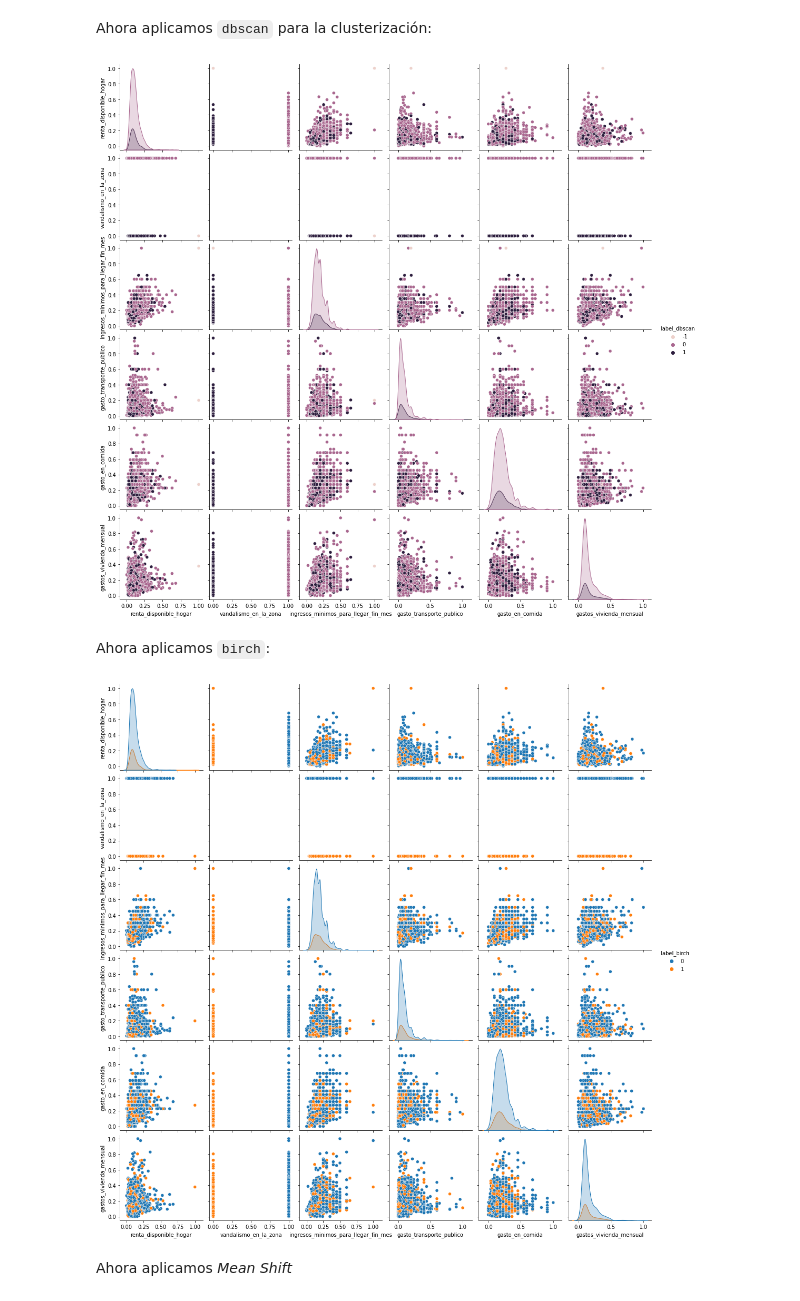
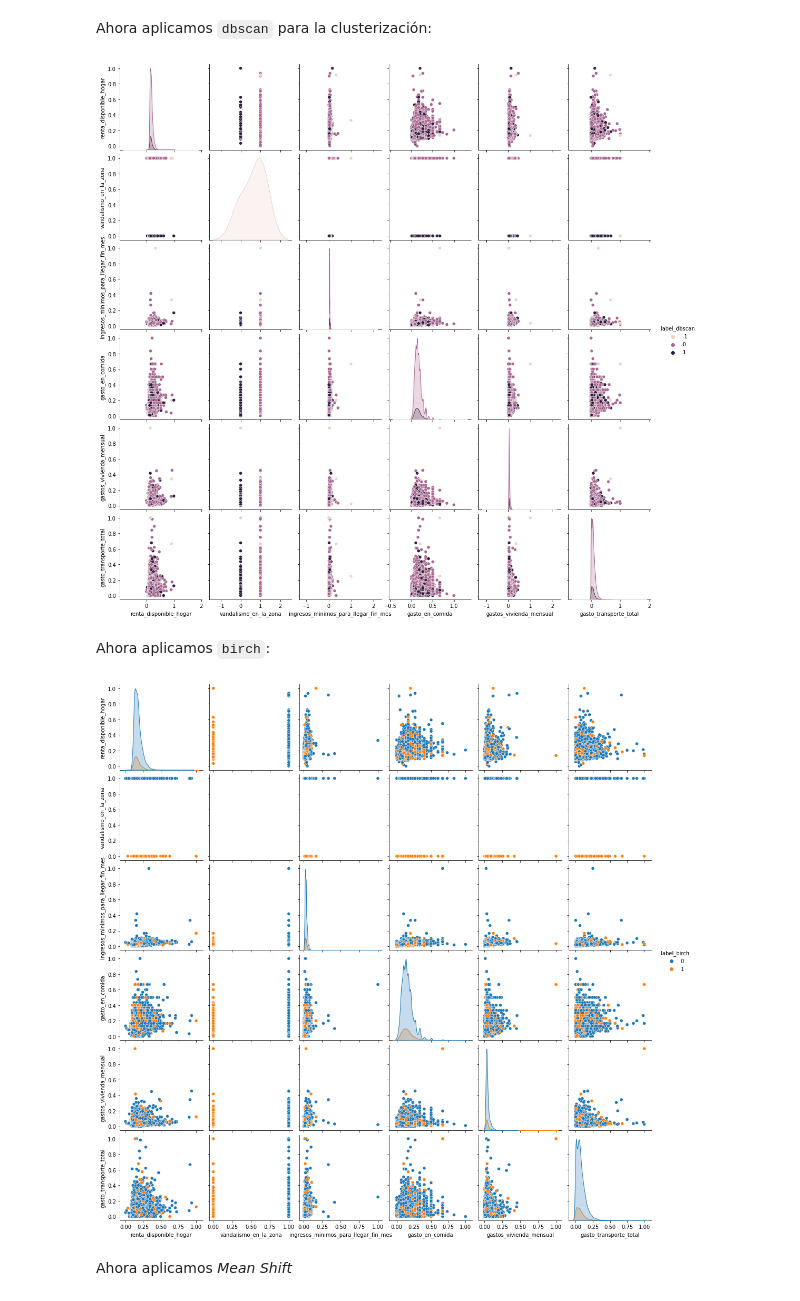
Before and after one commit to SergioQuijanoRey/PracticasInteligenciaNegocio, a Jupyter notebook: Práctica 2/Casos de estudio.ipynb, the cells around one changed output. Saved outputs shown, nothing was run; the diff lists cells and outputs as text; code cells hidden in the pictures.

Commit message:
feat: añado la metrica gasto total en transporte que mejora enormemente los resultados

```diff
--- a/Práctica 2/Casos de estudio.ipynb
+++ b/Práctica 2/Casos de estudio.ipynb
@@ -95,13 +96,13 @@ def compute_dbscan(df: pd.DataFrame, eps: float = 0.3, min_samples: int = 10) ->
     return db.labels_
 
 @time_func
-def compute_birch(df: pd.DataFrame, num_clusters: int = None) -> np.array:
+def compute_birch(df: pd.DataFrame, num_clusters: int = None, threshold: float = 0.5) -> np.array:
     """
     Dado un dataframe con los datos a clusterizar, calcula el vector con las
     etiquetas de la clusterizacion birch
     """
 
-    brc = Birch(n_clusters=num_clusters)
+    brc = Birch(n_clusters=num_clusters, threshold = threshold)
     brc.fit(df)
     return brc.labels_
 
@@ -400,3 +403,16 @@ df_global[pidio_ayuda] = df_global.apply(lambda row: pidio_ayuda_condicion(row[p
+# %%
+def sum_gastos(publico, privado):
+
+    # Tratamos los valores None o NaN
+    if publico is None or math.isnan(publico) is True:
+        publico = 0.0
+    if privado is None or math.isnan(privado) is True:
+        privado = 0.0
+
+    return publico + privado
+
+gasto_transporte_total = "gasto_transporte_total"
+df_global[gasto_transporte_total] = df_global.apply(lambda row: sum_gastos(row[gasto_transporte_privado], row[gasto_transporte_publico]), axis = 1)
 # %% [markdown]
 Queremos tener una variable en la que dispongamos del dinero que le queda a una familia, de la forma $total\_ingresos - total\_gastos$
 # %%
@@ -472,9 +488,9 @@ columnas_interesantes = [
     renta_disponible_total_hogar,
     vandalismo_en_la_zona,
     ingresos_minimos_para_llegar_fin_mes,
-    gasto_transporte_publico,
     gasto_en_comida,
     gastos_vivienda_mensual,
+    gasto_transporte_total,
 ]
 df_first = df_first[columnas_interesantes]
 
@@ -483,9 +499,9 @@ df_first = df_first.rename(columns = {
     renta_disponible_total_hogar: "renta_disponible_hogar",
     vandalismo_en_la_zona: "vandalismo_en_la_zona",
     ingresos_minimos_para_llegar_fin_mes: "ingresos_minimos_para_llegar_fin_mes",
-    gasto_transporte_publico: "gasto_transporte_publico",
     gasto_en_comida: "gasto_en_comida",
-    gastos_vivienda_mensual: "gastos_vivienda_mensual"
+    gastos_vivienda_mensual: "gastos_vivienda_mensual",
+    gasto_transporte_total: "gasto_transporte_total"
 })
 # %% [markdown]
 ## Preprocesado de los datos
@@ -563,30 +579,30 @@ custom_pair_plot(
     exclude_columns = ["label_kmeans"]
 )
 # %% [output]
-[figure, old version]
+[figure, new version]
 # %% [markdown]
 Ahora aplicamos `birch`:
 # %%
 # TODO -- probar con num_clusters = None que es lo que pone en la pagina de ejemplo
 # TODO -- quite eso porque tardaba demasiado
 df_first, ellapsed = add_clustering_labels(
     df_first,
     compute_birch,
-    parameters = {"num_clusters": 5},
+    parameters = {"num_clusters": 5, "threshold": 0.2},
     new_label_name = "label_birch",
     exclude_columns = ["label_kmeans", "label_dbscan"]
 )
 
 # Añado el tiempo consumido
 ellapsed_times["label_birch"] = ellapsed
 
 custom_pair_plot(
     df = df_first,
     hue = "label_birch",
     exclude_columns = ["label_kmeans", "label_dbscan"]
 )
 # %% [output]
-[figure, old version]
+[figure, new version]
 # %% [markdown]
 Ahora aplicamos *Mean Shift*
 # %%
```
Also changed, not shown: parts of 17 cells of this notebook.
